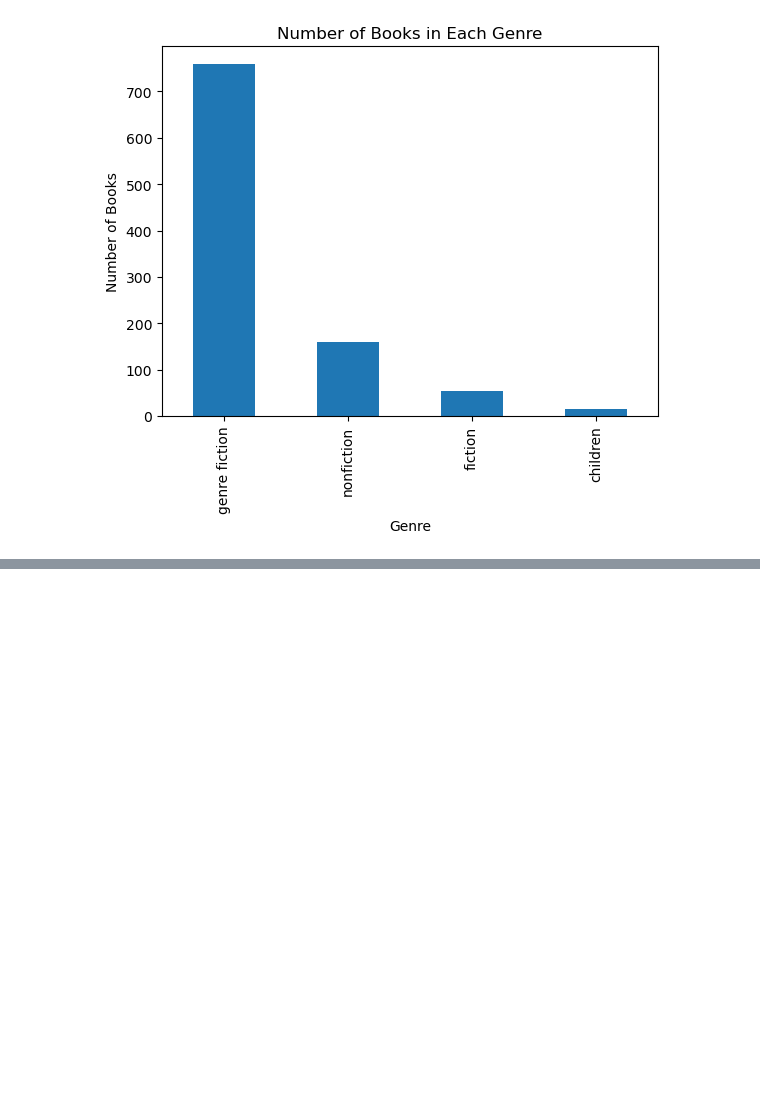
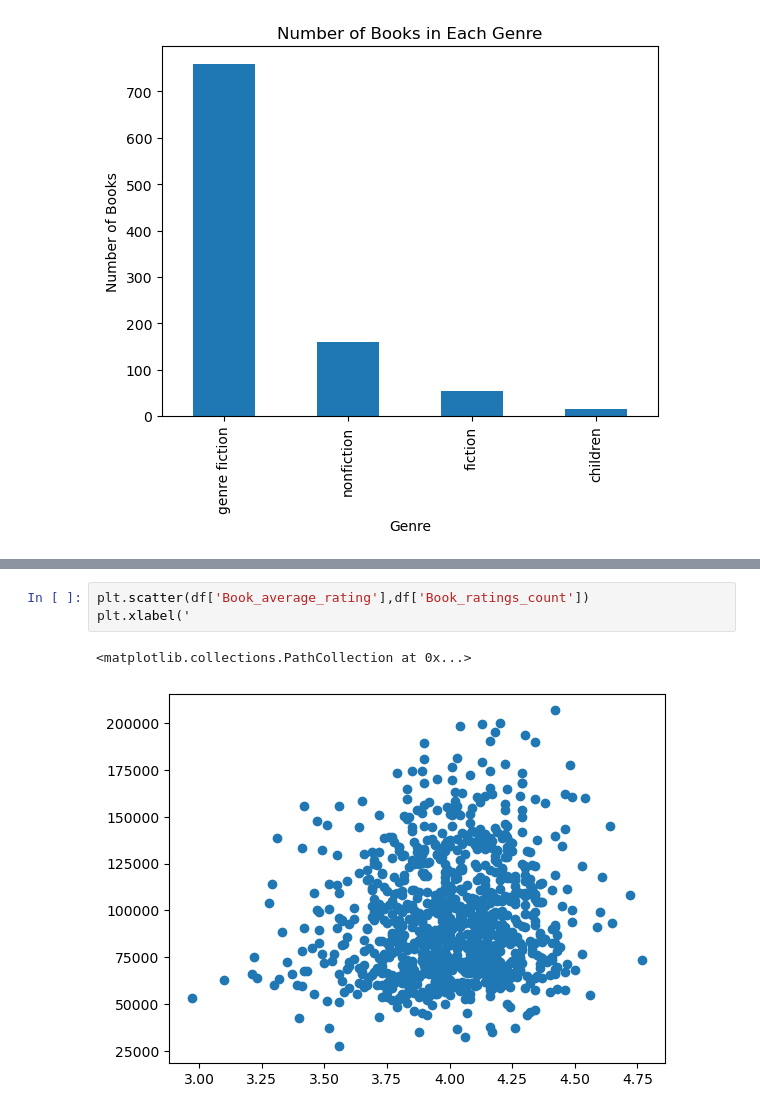
Before and after one commit to piyush6705/eda, a Jupyter notebook: book.ipynb, the cells around one changed output, grey strips where cells are left out. Saved outputs shown, nothing was run; the diff lists cells and outputs as text; blank space fills up the shorter version.

```diff
--- a/book.ipynb
+++ b/book.ipynb
@@ -171,0 +247,6 @@ Name: Book_average_rating, dtype: float64
+# %%
+plt.scatter(df['Book_average_rating'],df['Book_ratings_count'])
+plt.xlabel('
+# %% [output]
+<matplotlib.collections.PathCollection at 0x...>
+[figure, added]
```
Also changed, not shown: parts of 9 cells of this notebook, 2 other files.
